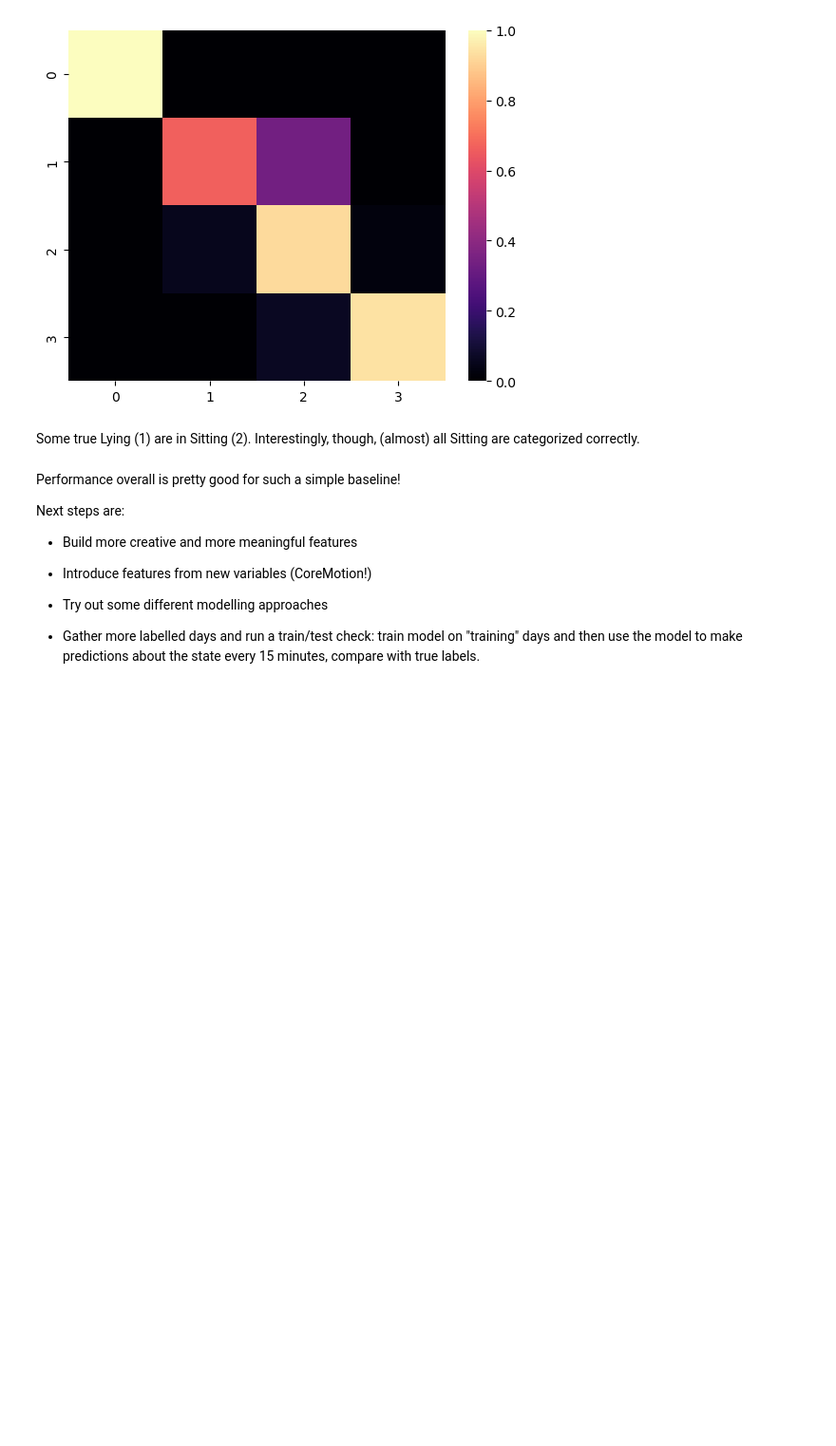
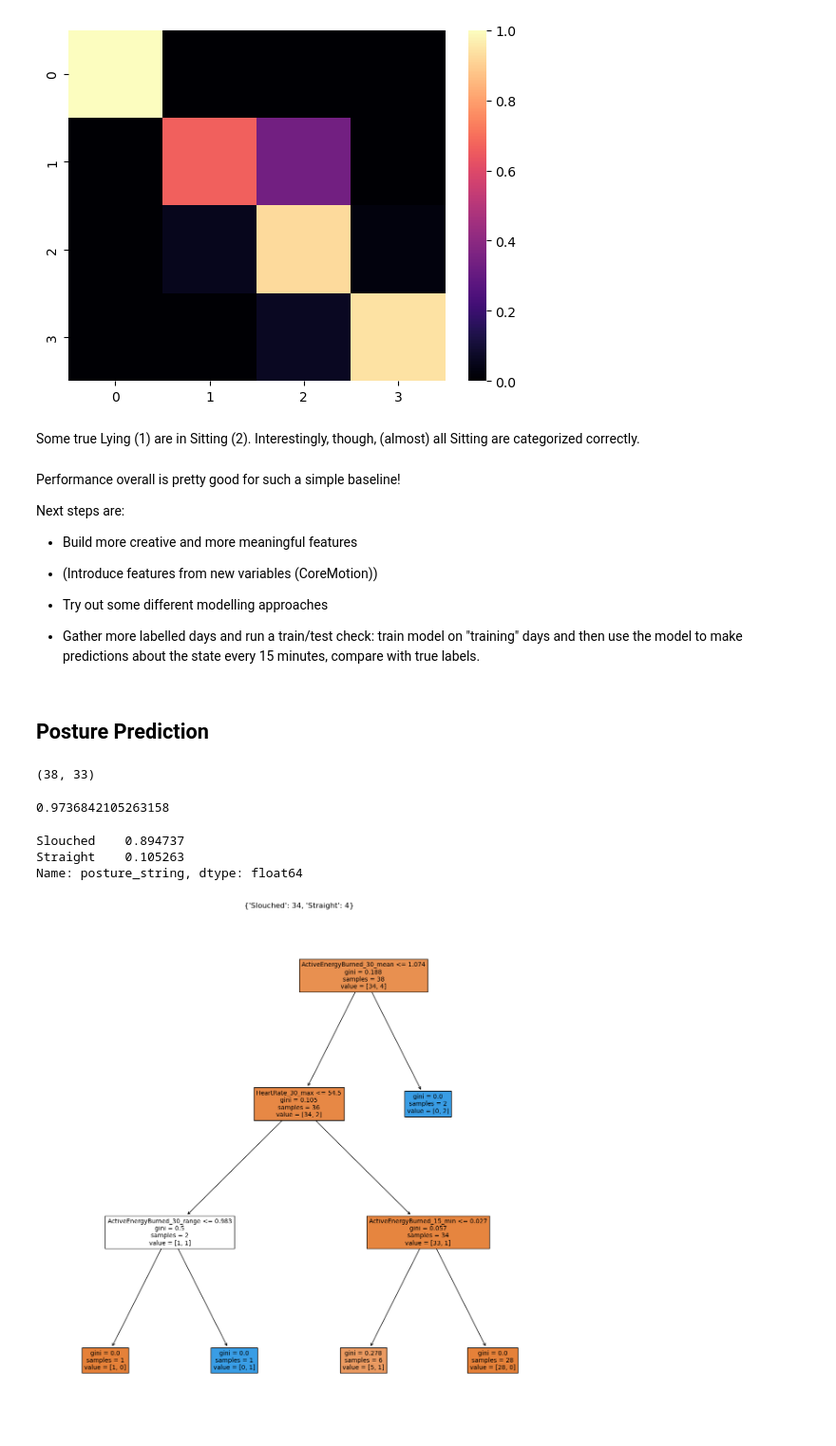
Before and after one commit to lasse-meixner/UpStraight_analytics, a Jupyter notebook: notebooks/sitting_times.ipynb, the cells around one changed output. Shown at 95% size. Cells and saved outputs as stored; diff of their text form; code cells hidden in the pictures; blank space fills up the shorter version.

```diff
--- a/notebooks/sitting_times.ipynb
+++ b/notebooks/sitting_times.ipynb
@@ -267,7 +287,40 @@ Performance overall is pretty good for such a simple baseline!
 
 Next steps are:
 - Build more creative and more meaningful features
-- Introduce features from new variables (CoreMotion!)
+- (Introduce features from new variables (CoreMotion))
 - Try out some different modelling approaches
 
 - Gather more labelled days and run a train/test check: train model on "training" days and then use the model to make predictions about the state every 15 minutes, compare with true labels.
+# %% [markdown]
+ ## Posture Prediction
+# %%
+sitting = features.query("state_string=='Sitting'").dropna(axis=1,thresh=40).dropna()
+# %%
+sitting.shape
+# %% [output]
+(38, 33)
+# %%
+y = sitting.posture_string
+X = sitting.iloc[:,8:]
+
+posture_clf = tree.DecisionTreeClassifier(max_depth=3)
+posture_clf = posture_clf.fit(X,y)
+
+posture_clf.score(X,y)
+# %% [output]
+0.9736842105263158
+# %%
+y.value_counts(normalize=True)
+# %% [output]
+Slouched    0.894737
+Straight    0.105263
+Name: posture_string, dtype: float64
+# %%
+import matplotlib.pyplot as plt
+
+fig = plt.figure(figsize=(15,15))
+tree.plot_tree(posture_clf,filled=True,feature_names=X.columns)
+plt.title(y.value_counts().to_dict())
+plt.show()
+# %% [output]
+[figure, added]
```
Also changed, not shown: parts of 4 cells of this notebook, 1 other file.
